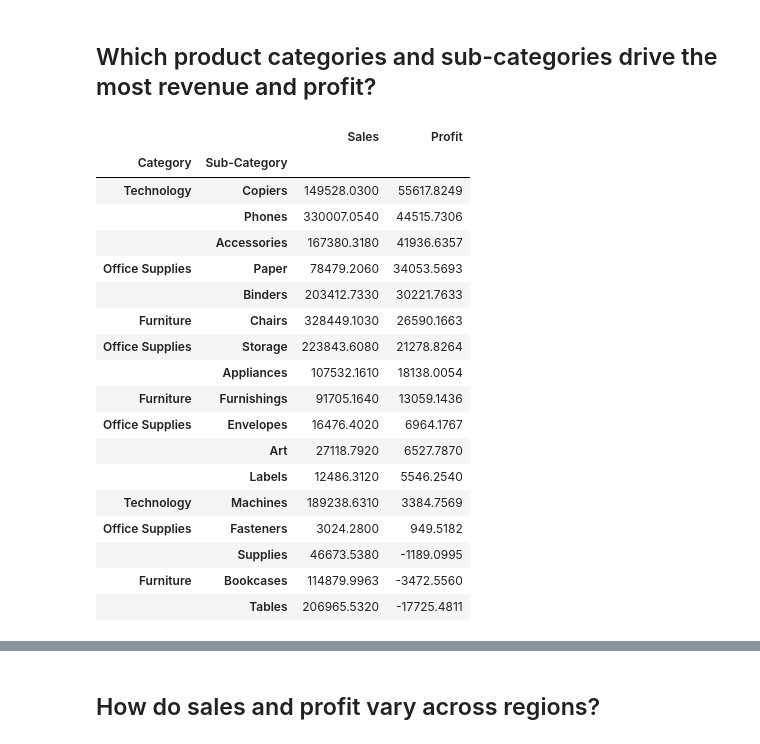
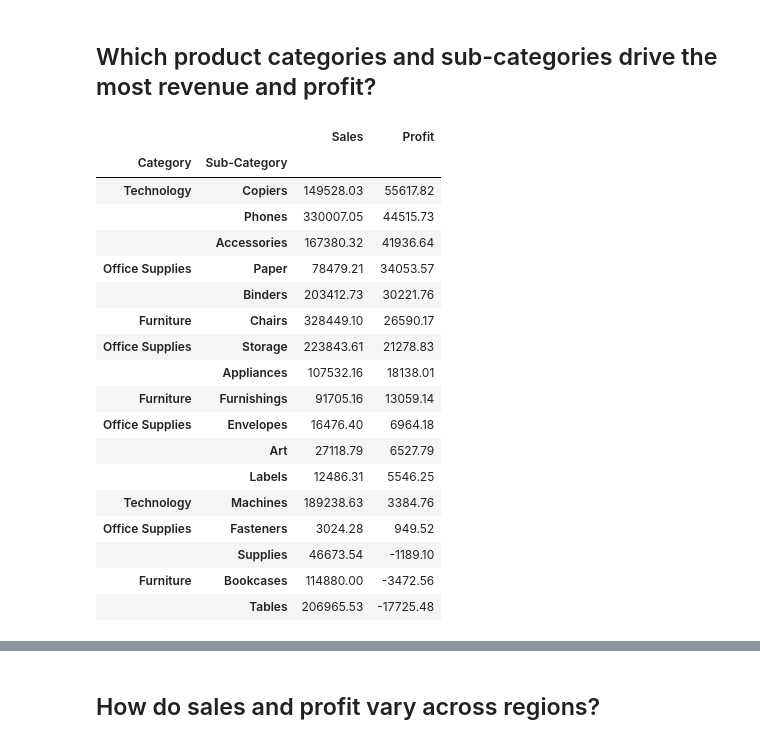
Before and after one commit to tracyruth777/eda-retail-sales, a Jupyter notebook: notebooks/01_data_exploration.ipynb, the cells around one changed output, grey strips where cells are left out. Cells and saved outputs as stored; diff of their text form; code cells hidden in the pictures.

Commit message:
Modify notebook so all money values are rounded to 2 decimal places

```diff
--- a/notebooks/01_data_exploration.ipynb
+++ b/notebooks/01_data_exploration.ipynb
@@ -126,30 +127,30 @@ The superstore recorded a total sale amount of $2,297,200.86 across all orders.
 ## Which product categories and sub-categories drive the most revenue and profit?
 # %%
 # sort the dataset by profit in descending order
-revenue_by_category = ss_df.groupby(['Category', 'Sub-Category'])[['Sales', 'Profit']].sum()
+revenue_by_category = ss_df.groupby(['Category', 'Sub-Category'])[['Sales', 'Profit']].sum().round(2)
 
 sorted_revenue_by_category = revenue_by_category.sort_values(by='Profit', ascending=False)
 sorted_revenue_by_category
 # %% [output]
 |  |  | Sales | Profit |
 | Category | Sub-Category |  |  |
-| Technology | Copiers | 149528.0300 | 55617.8249 |
-|  | Phones | 330007.0540 | 44515.7306 |
-|  | Accessories | 167380.3180 | 41936.6357 |
-| Office Supplies | Paper | 78479.2060 | 34053.5693 |
-|  | Binders | 203412.7330 | 30221.7633 |
-| Furniture | Chairs | 328449.1030 | 26590.1663 |
-| Office Supplies | Storage | 223843.6080 | 21278.8264 |
-|  | Appliances | 107532.1610 | 18138.0054 |
-| Furniture | Furnishings | 91705.1640 | 13059.1436 |
-| Office Supplies | Envelopes | 16476.4020 | 6964.1767 |
-|  | Art | 27118.7920 | 6527.7870 |
-|  | Labels | 12486.3120 | 5546.2540 |
-| Technology | Machines | 189238.6310 | 3384.7569 |
-| Office Supplies | Fasteners | 3024.2800 | 949.5182 |
-|  | Supplies | 46673.5380 | -1189.0995 |
-| Furniture | Bookcases | 114879.9963 | -3472.5560 |
-|  | Tables | 206965.5320 | -17725.4811 |
+| Technology | Copiers | 149528.03 | 55617.82 |
+|  | Phones | 330007.05 | 44515.73 |
+|  | Accessories | 167380.32 | 41936.64 |
+| Office Supplies | Paper | 78479.21 | 34053.57 |
+|  | Binders | 203412.73 | 30221.76 |
+| Furniture | Chairs | 328449.10 | 26590.17 |
+| Office Supplies | Storage | 223843.61 | 21278.83 |
+|  | Appliances | 107532.16 | 18138.01 |
+| Furniture | Furnishings | 91705.16 | 13059.14 |
+| Office Supplies | Envelopes | 16476.40 | 6964.18 |
+|  | Art | 27118.79 | 6527.79 |
+|  | Labels | 12486.31 | 5546.25 |
+| Technology | Machines | 189238.63 | 3384.76 |
+| Office Supplies | Fasteners | 3024.28 | 949.52 |
+|  | Supplies | 46673.54 | -1189.10 |
+| Furniture | Bookcases | 114880.00 | -3472.56 |
+|  | Tables | 206965.53 | -17725.48 |
 # %%
 # reset index to make 'Sub-Category' a column again, then set it as the index for plotting
 sorted_revenue_by_category_reset = sorted_revenue_by_category.reset_index().set_index('Sub-Category')
```
Also changed, not shown: parts of 7 cells of this notebook.
